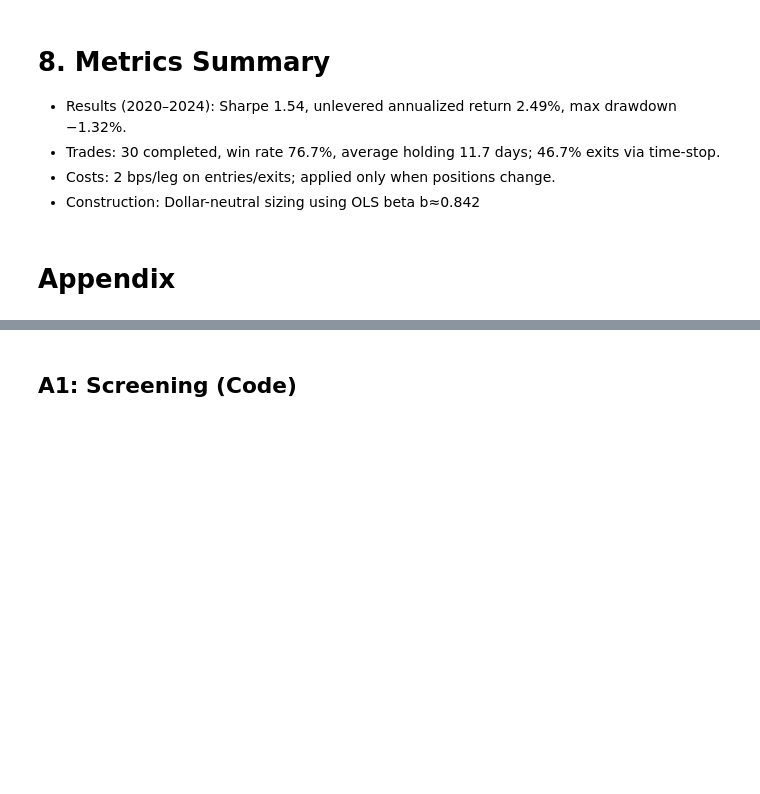
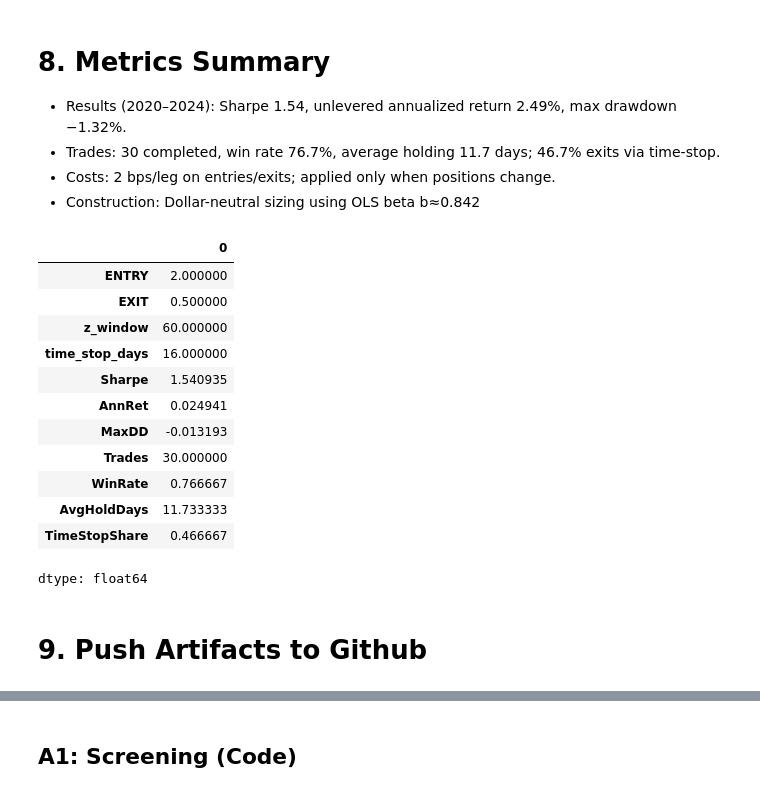
Before and after one commit to eleubner02/01-Stat-Arb-Pairs-Trading, a Jupyter notebook: notebooks/pairs_trading_analysis_v1.ipynb, the cells around one changed output, grey strips where cells are left out. Cells and saved outputs as stored; diff of their text form; code cells hidden in the pictures; blank space fills up the shorter version.

```diff
--- a/notebooks/pairs_trading_analysis_v1.ipynb
+++ b/notebooks/pairs_trading_analysis_v1.ipynb
@@ -85,8 +104,7 @@ def zscore(x, window):
     z = (x-m)/s
     return z
 
-z_window = 60
-z = zscore(spread, window=z_window)
+z = zscore(spread, Z_WINDOW)
 threshold = ENTRY
 
 adf_p = adfuller(spread.dropna())[1]
@@ -307,5 +326,21 @@ Artifacts saved → figures/equity_curve.png, figures/zscore_trades.png, trades.
 * Trades: 30 completed, win rate 76.7%, average holding 11.7 days; 46.7% exits via time-stop.
 * Costs: 2 bps/leg on entries/exits; applied only when positions change.
 * Construction: Dollar-neutral sizing using OLS beta b≈0.842
-# %% [markdown]
-# Appendix
+# %%
+pd.Series(final_metrics)
+# %% [output]
+|  | 0 |
+| ENTRY | 2.000000 |
+| EXIT | 0.500000 |
+| z_window | 60.000000 |
+| time_stop_days | 16.000000 |
+| Sharpe | 1.540935 |
+| AnnRet | 0.024941 |
+| MaxDD | -0.013193 |
+| Trades | 30.000000 |
+| WinRate | 0.766667 |
+| AvgHoldDays | 11.733333 |
+| TimeStopShare | 0.466667 |
+dtype: float64
+# %% [markdown]
+# 9. Push Artifacts to Github
```
Also changed, not shown: parts of 12 cells of this notebook.
